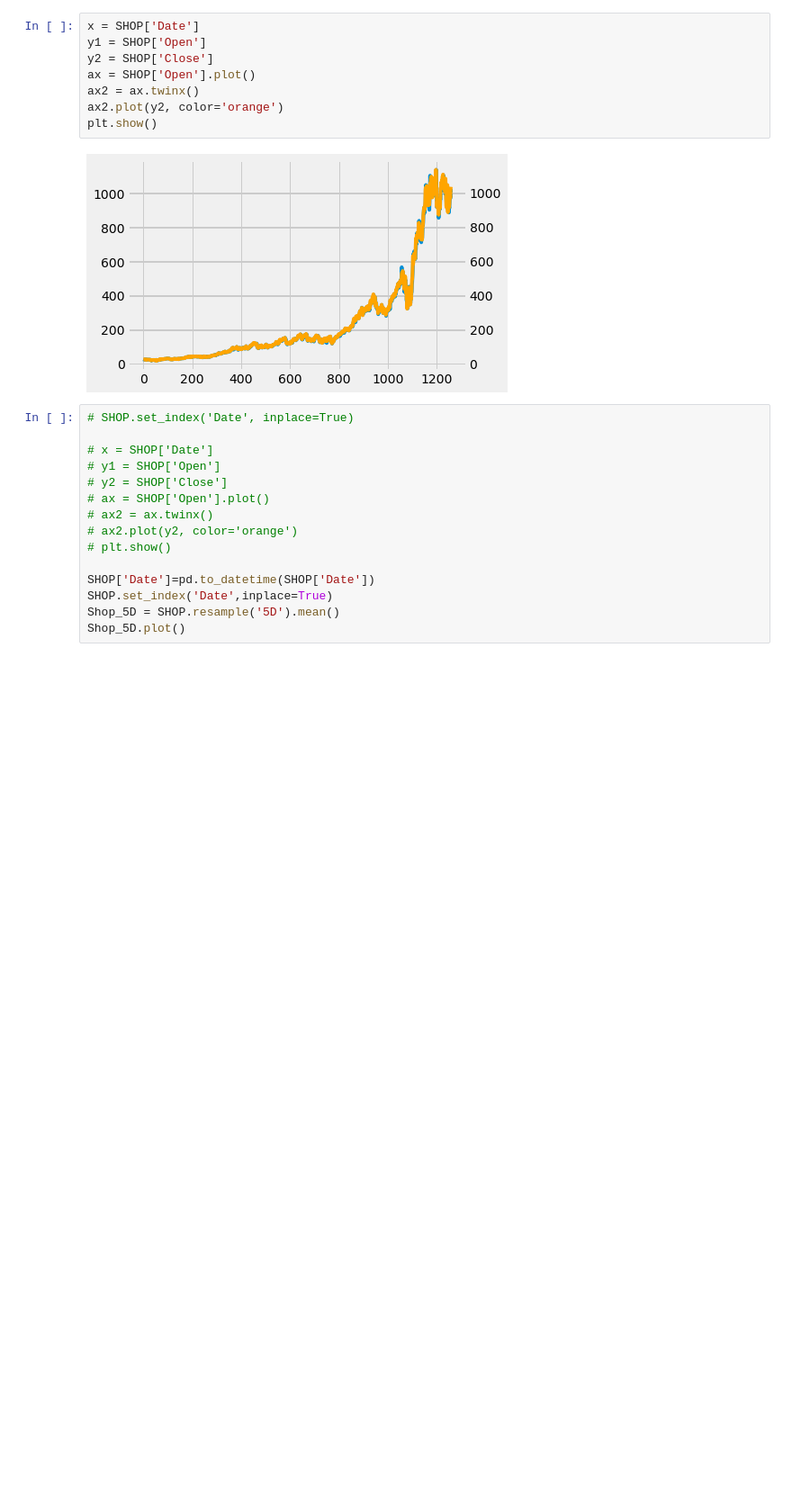
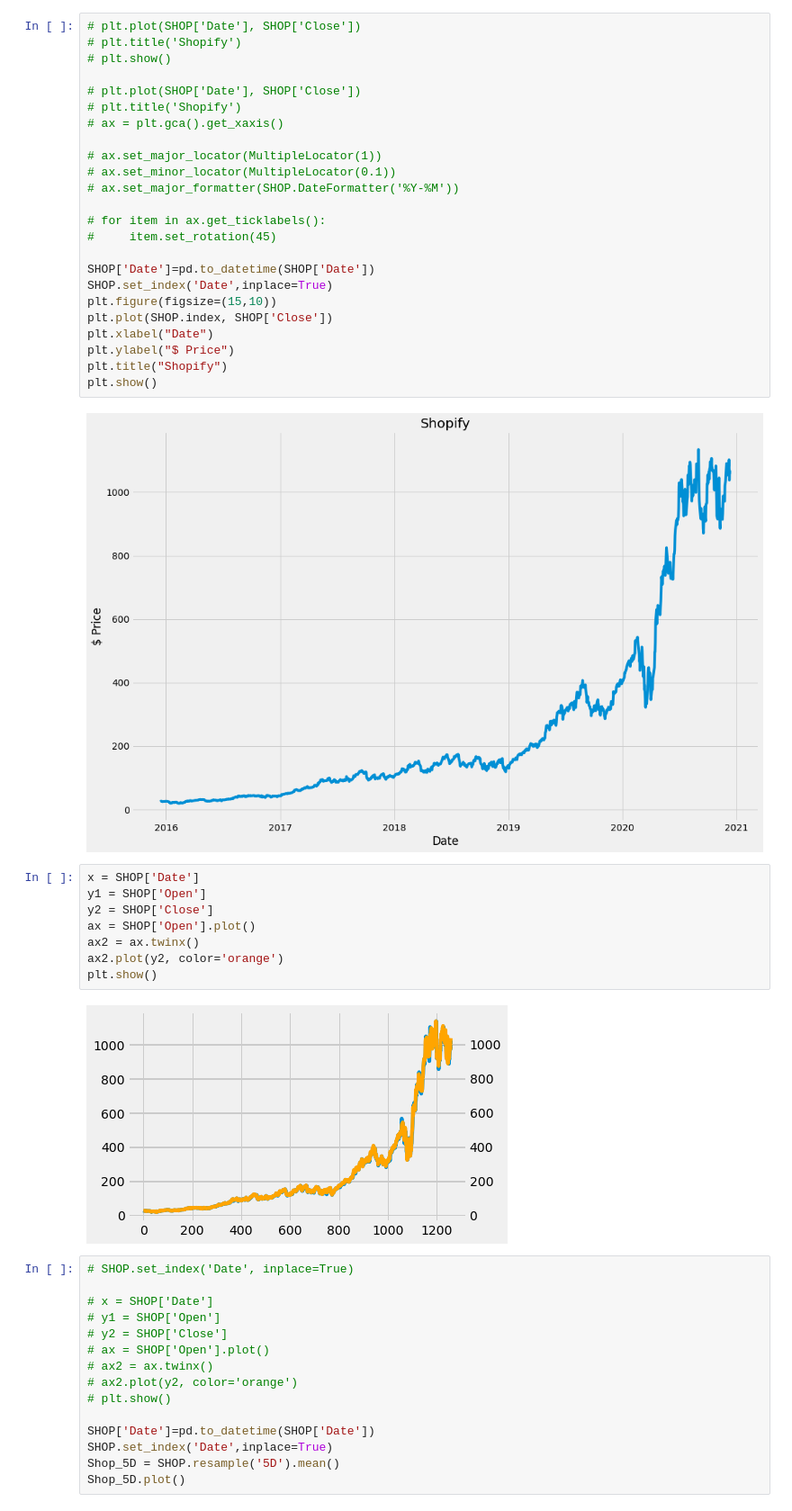
Before and after one commit to aau-vasak/capstone_project, a Jupyter notebook: EDA.ipynb, the cells around one changed output. Shown: that part at 90% size. Cells and saved outputs as stored; diff of their text form; blank space fills up the shorter version.

```diff
--- a/EDA.ipynb
+++ b/EDA.ipynb
@@ -73,3 +120,29 @@ print(SQ)
+# %%
+# plt.plot(SHOP['Date'], SHOP['Close'])
+# plt.title('Shopify')
+# plt.show()
+
+# plt.plot(SHOP['Date'], SHOP['Close'])
+# plt.title('Shopify')
+# ax = plt.gca().get_xaxis()
+
+# ax.set_major_locator(MultipleLocator(1))
+# ax.set_minor_locator(MultipleLocator(0.1))
+# ax.set_major_formatter(SHOP.DateFormatter('%Y-%M'))
+
+# for item in ax.get_ticklabels():
+#     item.set_rotation(45)
+
+SHOP['Date']=pd.to_datetime(SHOP['Date'])
+SHOP.set_index('Date',inplace=True)
+plt.figure(figsize=(15,10))
+plt.plot(SHOP.index, SHOP['Close'])
+plt.xlabel("Date")
+plt.ylabel("$ Price")
+plt.title("Shopify")
+plt.show()
+# %% [output]
+[figure, added]
 # %%
 x = SHOP['Date']
 y1 = SHOP['Open']
```
Also changed, not shown: parts of 5 cells of this notebook.
